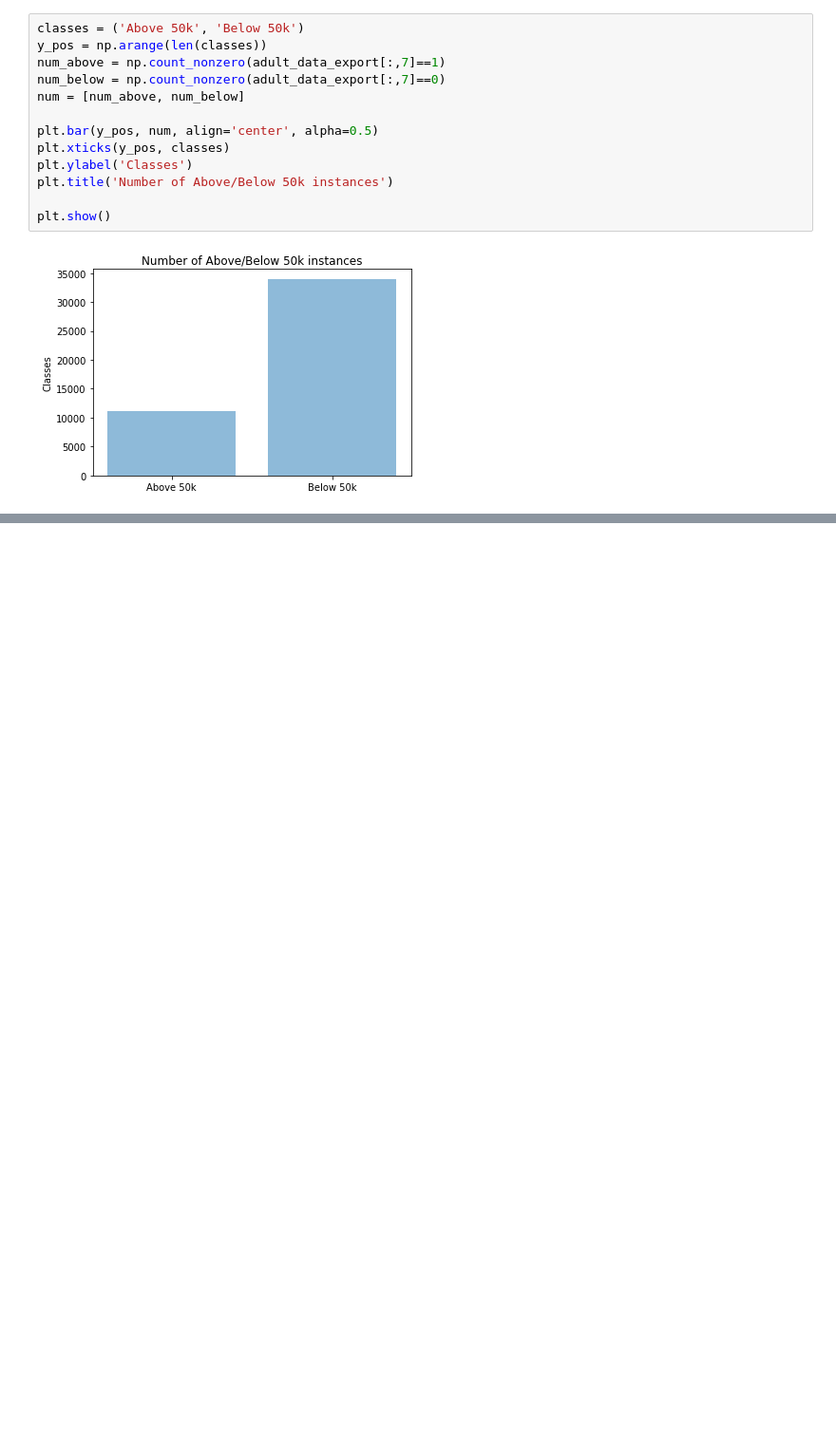
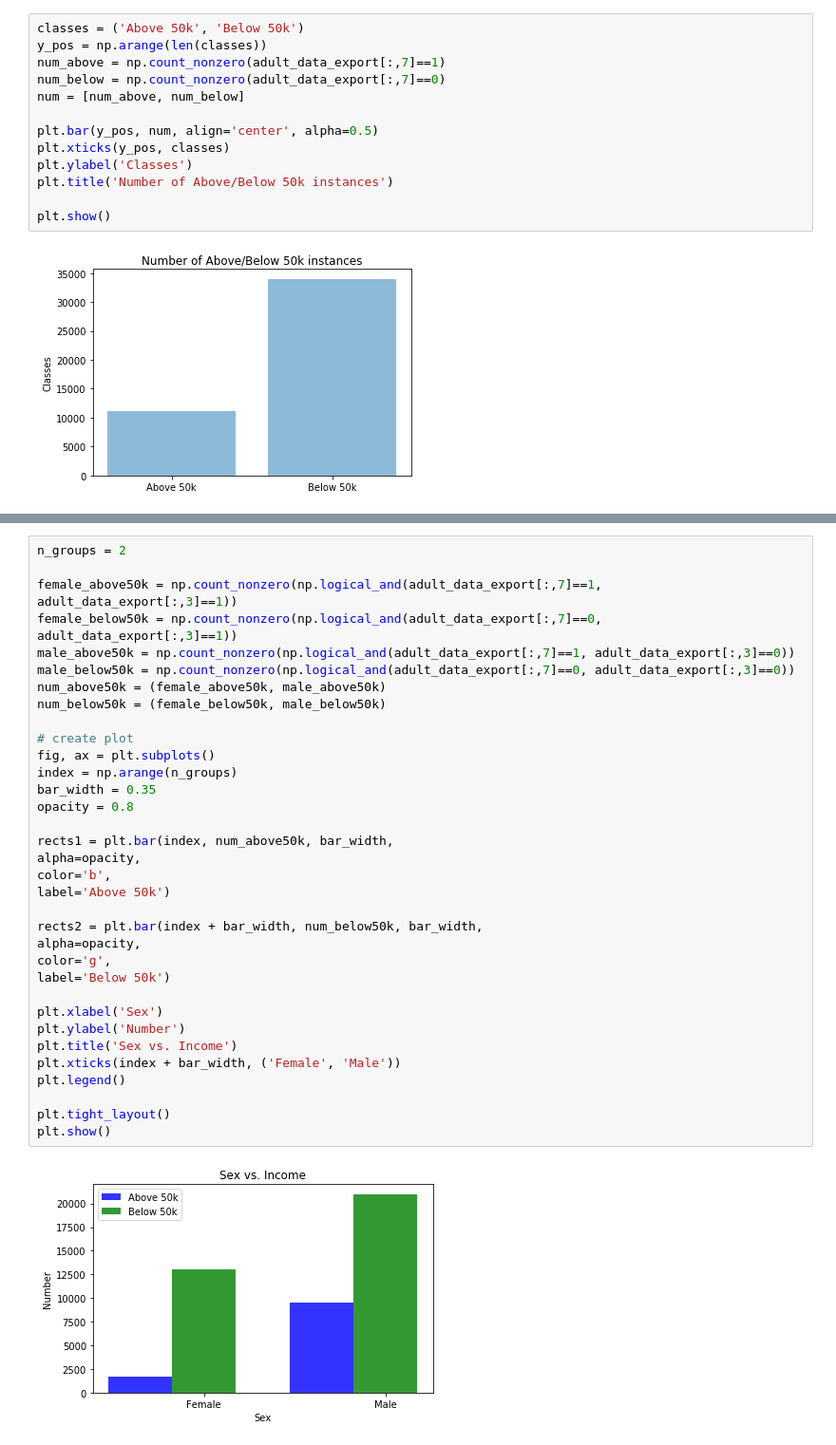
Before and after one commit to MrHarshPatel/comp-551-mini-project-1, a Jupyter notebook: data_preprocessing/adult_data.ipynb, the cells around one changed output, grey strips where cells are left out. Shown: that part at 95% size. Drawn from its saved outputs; the diff is of its cells as text; blank space fills up the shorter version.

```diff
--- a/data_preprocessing/adult_data.ipynb
+++ b/data_preprocessing/adult_data.ipynb
@@ -147,0 +127,36 @@ array([13, 13,  9, ..., 13, 13, 13], dtype=int64)
+# %%
+n_groups = 2
+
+female_above50k = np.count_nonzero(np.logical_and(adult_data_export[:,7]==1, adult_data_export[:,3]==1))
+female_below50k = np.count_nonzero(np.logical_and(adult_data_export[:,7]==0, adult_data_export[:,3]==1))
+male_above50k = np.count_nonzero(np.logical_and(adult_data_export[:,7]==1, adult_data_export[:,3]==0))
+male_below50k = np.count_nonzero(np.logical_and(adult_data_export[:,7]==0, adult_data_export[:,3]==0))
+num_above50k = (female_above50k, male_above50k)
+num_below50k = (female_below50k, male_below50k)
+
+# create plot
+fig, ax = plt.subplots()
+index = np.arange(n_groups)
+bar_width = 0.35
+opacity = 0.8
+
+rects1 = plt.bar(index, num_above50k, bar_width,
+alpha=opacity,
+color='b',
+label='Above 50k')
+
+rects2 = plt.bar(index + bar_width, num_below50k, bar_width,
+alpha=opacity,
+color='g',
+label='Below 50k')
+
+plt.xlabel('Sex')
+plt.ylabel('Number')
+plt.title('Sex vs. Income')
+plt.xticks(index + bar_width, ('Female', 'Male'))
+plt.legend()
+
+plt.tight_layout()
+plt.show()
+# %% [output]
+[figure, added]
```
Also changed, not shown: parts of 6 cells of this notebook.
